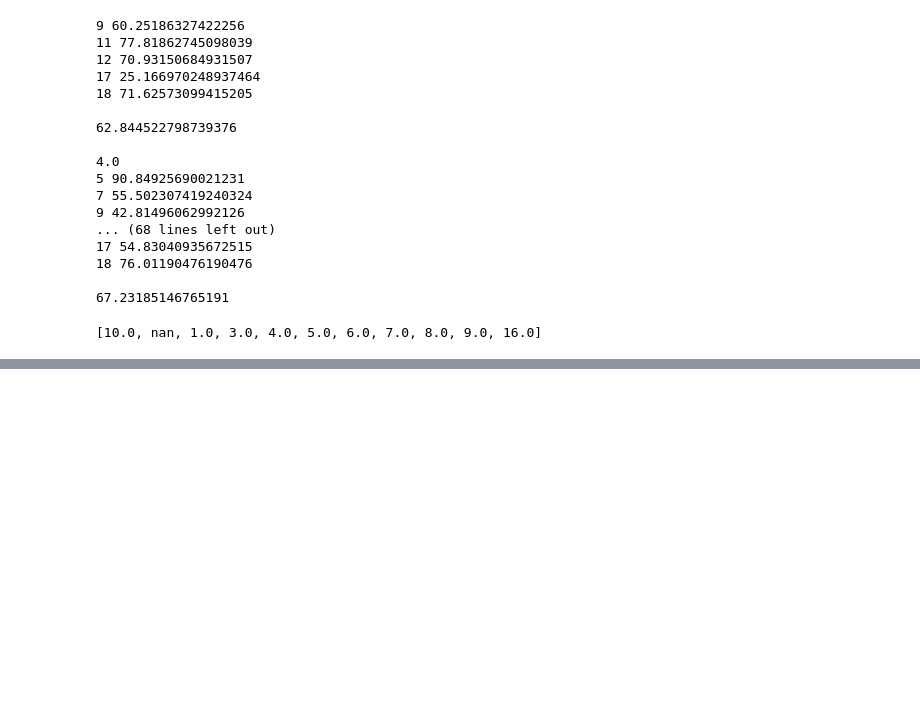
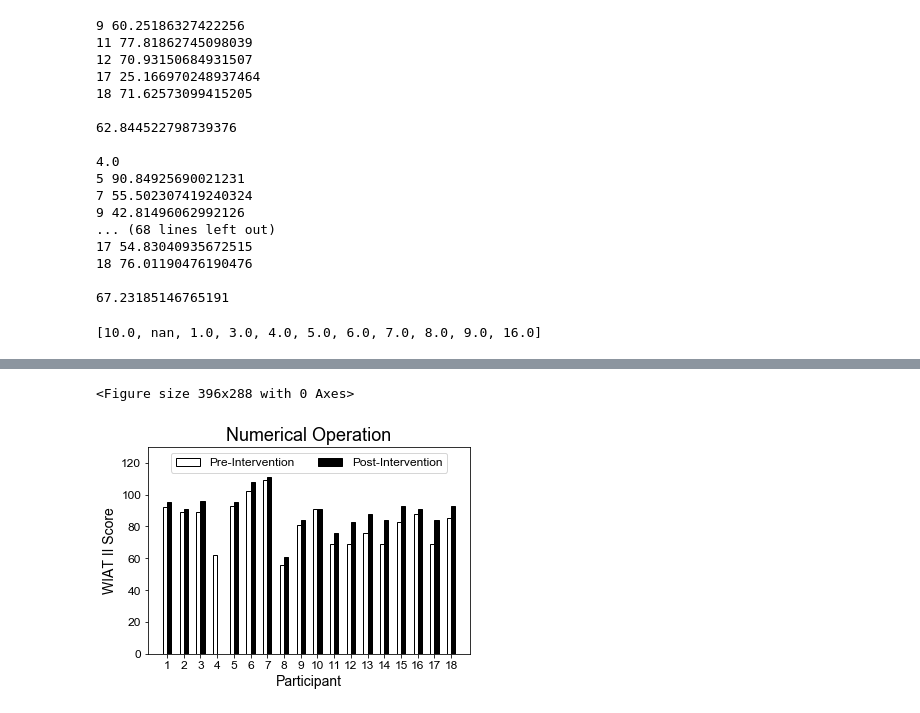
Before and after one commit to interaction-lab/exp_engagement, a Jupyter notebook: Analysis/feature_analysis.ipynb, the cells around one changed output, grey strips where cells are left out. Drawn from its saved outputs; the diff is of its cells as text; code cells hidden in the pictures; blank space fills up the shorter version.

```diff
--- a/Analysis/feature_analysis.ipynb
+++ b/Analysis/feature_analysis.ipynb
@@ -551,0 +552,28 @@ fig.savefig('figure2.eps', format='eps', dpi=1000)
+# %%
+# Difficulty Graph
+plt.gray()
+
+plt.rcParams["figure.figsize"] = [5.5, 4]
+
+fig, ax = plt.subplots()
+
+index = np.arange(18)
+bar_width = 1/4
+
+rects1 = ax.bar(index, [92,89,89,62,93,102,109,56,81,91,69,69,76,69,83,88,69,85], bar_width, label='Pre-Intervention', color='#FFFFFF', edgecolor='k')
+rects4 = ax.bar(index+bar_width, [95,91,96,0,95,108,111,61,84,91,76,83,88,84,93,91,84,93], bar_width, label='Post-Intervention', color='#000000', edgecolor='k')
+
+
+ax.set_xlabel('Participant', fontsize=14)
+ax.set_ylabel('WIAT II Score', fontsize=14)
+ax.set_title('Numerical Operation', fontsize=18)
+ax.set_xticks(index + bar_width/2)
+ax.set_xticklabels(('1', '2', '3', '4', '5', '6', '7', '8', '9', '10', '11', '12', '13', '14', '15', '16', '17', '18'))
+ax.legend(loc='upper center', ncol=2)
+fig.tight_layout()
+ax.set_ylim(0, 130)
+plt.show()
+fig.savefig('figure.eps', format='eps', dpi=1000)
+# %% [output]
+<Figure size 396x288 with 0 Axes>
+[figure, added]
```
Also changed, not shown: parts of 13 cells of this notebook, 5 other files.
